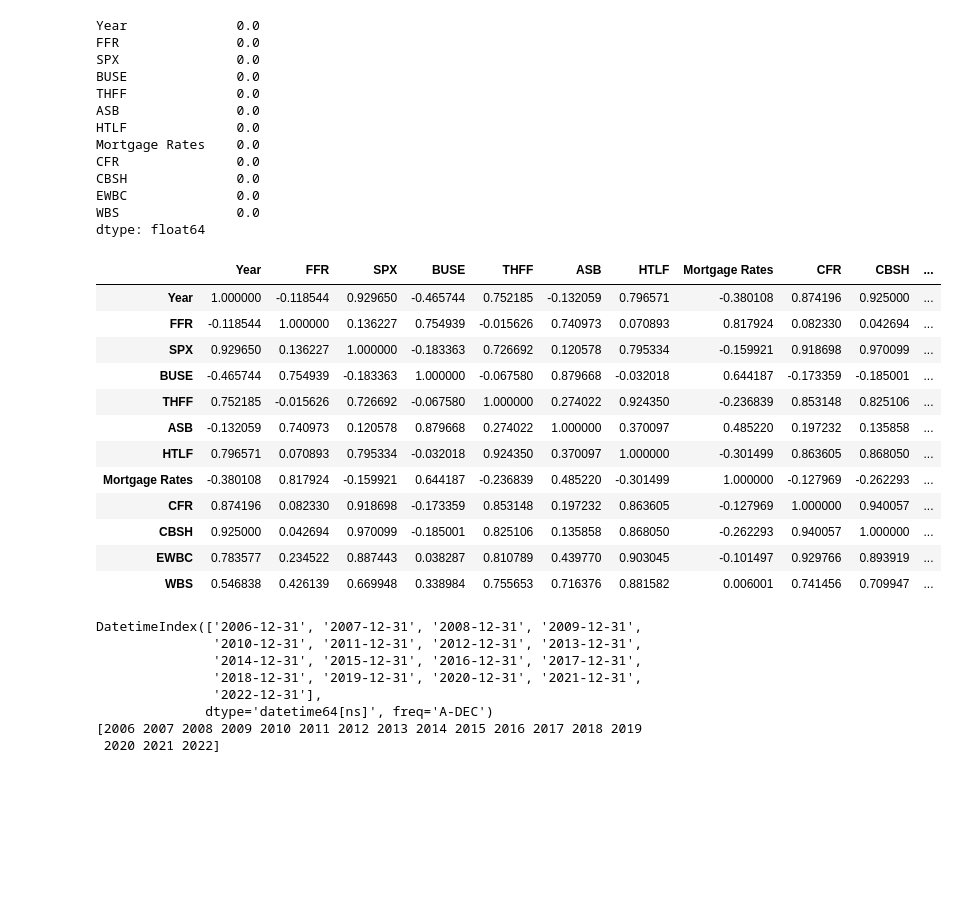
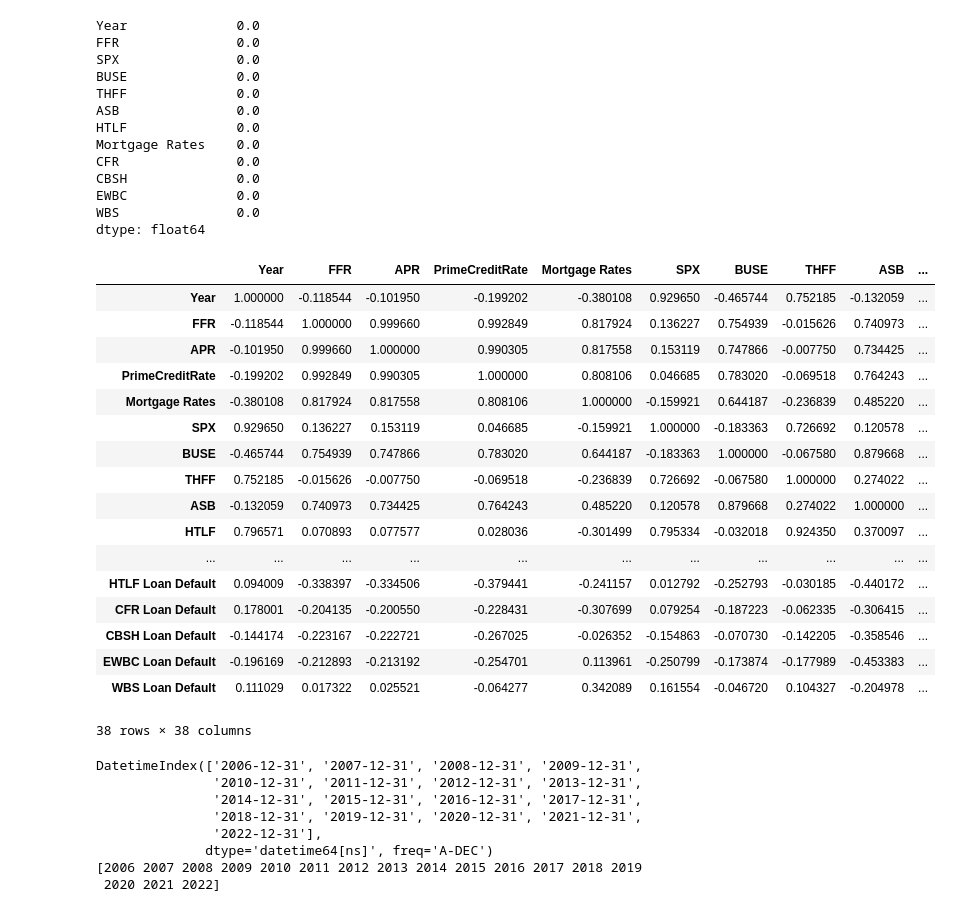
Before and after one commit to suvancha9866/TheBigShort, a Jupyter notebook: MasterCode.ipynb, the cells around one changed output. Drawn from its saved outputs; the diff is of its cells as text; code cells hidden in the pictures; blank space fills up the shorter version.

```diff
--- a/MasterCode.ipynb
+++ b/MasterCode.ipynb
@@ -40,8 +62,6 @@ df.head(2)
 | 0 | 2006 | 4.956154 | 7.950577 | 5.950577 | 6.413269 | 1311.401731 | 63.973269 | 30.878462 | 32.945962 | ... |
 | 1 | 2007 | 5.035000 | 8.062500 | 5.881154 | 6.337308 | 1477.214038 | 63.519808 | 30.014423 | 31.146731 | ... |
 2 rows × 38 columns
-# %%
-df.index = pd.to_datetime(df.index)
 # %%
 df.tail()
 df1 = df[["Year", 'FFR','SPX','BUSE','THFF','ASB','HTLF','Mortgage Rates', "CFR", "CBSH", "EWBC", "WBS"]]
@@ -69,21 +89,26 @@ EWBC              0.0
 WBS               0.0
 dtype: float64
 # %%
-df1.corr()
+df.corr()
 # %% [output]
-|  | Year | FFR | SPX | BUSE | THFF | ASB | HTLF | Mortgage Rates | CFR | CBSH | ... |
-| Year | 1.000000 | -0.118544 | 0.929650 | -0.465744 | 0.752185 | -0.132059 | 0.796571 | -0.380108 | 0.874196 | 0.925000 | ... |
-| FFR | -0.118544 | 1.000000 | 0.136227 | 0.754939 | -0.015626 | 0.740973 | 0.070893 | 0.817924 | 0.082330 | 0.042694 | ... |
-| SPX | 0.929650 | 0.136227 | 1.000000 | -0.183363 | 0.726692 | 0.120578 | 0.795334 | -0.159921 | 0.918698 | 0.970099 | ... |
-| BUSE | -0.465744 | 0.754939 | -0.183363 | 1.000000 | -0.067580 | 0.879668 | -0.032018 | 0.644187 | -0.173359 | -0.185001 | ... |
-| THFF | 0.752185 | -0.015626 | 0.726692 | -0.067580 | 1.000000 | 0.274022 | 0.924350 | -0.236839 | 0.853148 | 0.825106 | ... |
-| ASB | -0.132059 | 0.740973 | 0.120578 | 0.879668 | 0.274022 | 1.000000 | 0.370097 | 0.485220 | 0.197232 | 0.135858 | ... |
-| HTLF | 0.796571 | 0.070893 | 0.795334 | -0.032018 | 0.924350 | 0.370097 | 1.000000 | -0.301499 | 0.863605 | 0.868050 | ... |
-| Mortgage Rates | -0.380108 | 0.817924 | -0.159921 | 0.644187 | -0.236839 | 0.485220 | -0.301499 | 1.000000 | -0.127969 | -0.262293 | ... |
-| CFR | 0.874196 | 0.082330 | 0.918698 | -0.173359 | 0.853148 | 0.197232 | 0.863605 | -0.127969 | 1.000000 | 0.940057 | ... |
-| CBSH | 0.925000 | 0.042694 | 0.970099 | -0.185001 | 0.825106 | 0.135858 | 0.868050 | -0.262293 | 0.940057 | 1.000000 | ... |
-| EWBC | 0.783577 | 0.234522 | 0.887443 | 0.038287 | 0.810789 | 0.439770 | 0.903045 | -0.101497 | 0.929766 | 0.893919 | ... |
-| WBS | 0.546838 | 0.426139 | 0.669948 | 0.338984 | 0.755653 | 0.716376 | 0.881582 | 0.006001 | 0.741456 | 0.709947 | ... |
+|  | Year | FFR | APR | PrimeCreditRate | Mortgage Rates | SPX | BUSE | THFF | ASB | ... |
+| Year | 1.000000 | -0.118544 | -0.101950 | -0.199202 | -0.380108 | 0.929650 | -0.465744 | 0.752185 | -0.132059 | ... |
+| FFR | -0.118544 | 1.000000 | 0.999660 | 0.992849 | 0.817924 | 0.136227 | 0.754939 | -0.015626 | 0.740973 | ... |
+| APR | -0.101950 | 0.999660 | 1.000000 | 0.990305 | 0.817558 | 0.153119 | 0.747866 | -0.007750 | 0.734425 | ... |
+| PrimeCreditRate | -0.199202 | 0.992849 | 0.990305 | 1.000000 | 0.808106 | 0.046685 | 0.783020 | -0.069518 | 0.764243 | ... |
+| Mortgage Rates | -0.380108 | 0.817924 | 0.817558 | 0.808106 | 1.000000 | -0.159921 | 0.644187 | -0.236839 | 0.485220 | ... |
+| SPX | 0.929650 | 0.136227 | 0.153119 | 0.046685 | -0.159921 | 1.000000 | -0.183363 | 0.726692 | 0.120578 | ... |
+| BUSE | -0.465744 | 0.754939 | 0.747866 | 0.783020 | 0.644187 | -0.183363 | 1.000000 | -0.067580 | 0.879668 | ... |
+| THFF | 0.752185 | -0.015626 | -0.007750 | -0.069518 | -0.236839 | 0.726692 | -0.067580 | 1.000000 | 0.274022 | ... |
+| ASB | -0.132059 | 0.740973 | 0.734425 | 0.764243 | 0.485220 | 0.120578 | 0.879668 | 0.274022 | 1.000000 | ... |
+| HTLF | 0.796571 | 0.070893 | 0.077577 | 0.028036 | -0.301499 | 0.795334 | -0.032018 | 0.924350 | 0.370097 | ... |
+| ... | ... | ... | ... | ... | ... | ... | ... | ... | ... | ... |
+| HTLF Loan Default | 0.094009 | -0.338397 | -0.334506 | -0.379441 | -0.241157 | 0.012792 | -0.252793 | -0.030185 | -0.440172 | ... |
+| CFR Loan Default | 0.178001 | -0.204135 | -0.200550 | -0.228431 | -0.307699 | 0.079254 | -0.187223 | -0.062335 | -0.306415 | ... |
+| CBSH Loan Default | -0.144174 | -0.223167 | -0.222721 | -0.267025 | -0.026352 | -0.154863 | -0.070730 | -0.142205 | -0.358546 | ... |
+| EWBC Loan Default | -0.196169 | -0.212893 | -0.213192 | -0.254701 | 0.113961 | -0.250799 | -0.173874 | -0.177989 | -0.453383 | ... |
+| WBS Loan Default | 0.111029 | 0.017322 | 0.025521 | -0.064277 | 0.342089 | 0.161554 | -0.046720 | 0.104327 | -0.204978 | ... |
+38 rows × 38 columns
 # %%
 xticks= pd.date_range('2006-01-04', periods = 17, freq='1Y')
 xlabels=np.arange(2006,2023)
```
Also changed, not shown: parts of 16 cells of this notebook, 2 other files.
